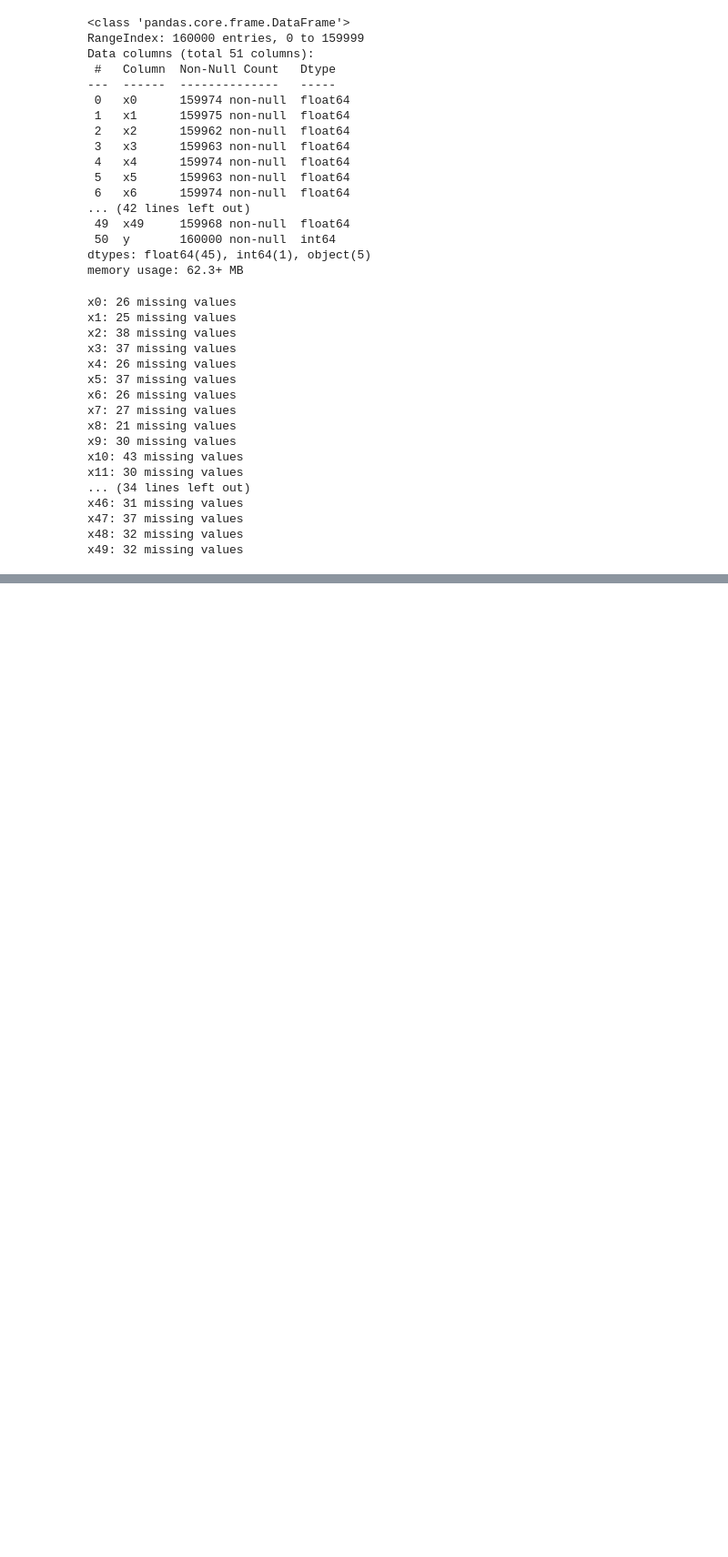
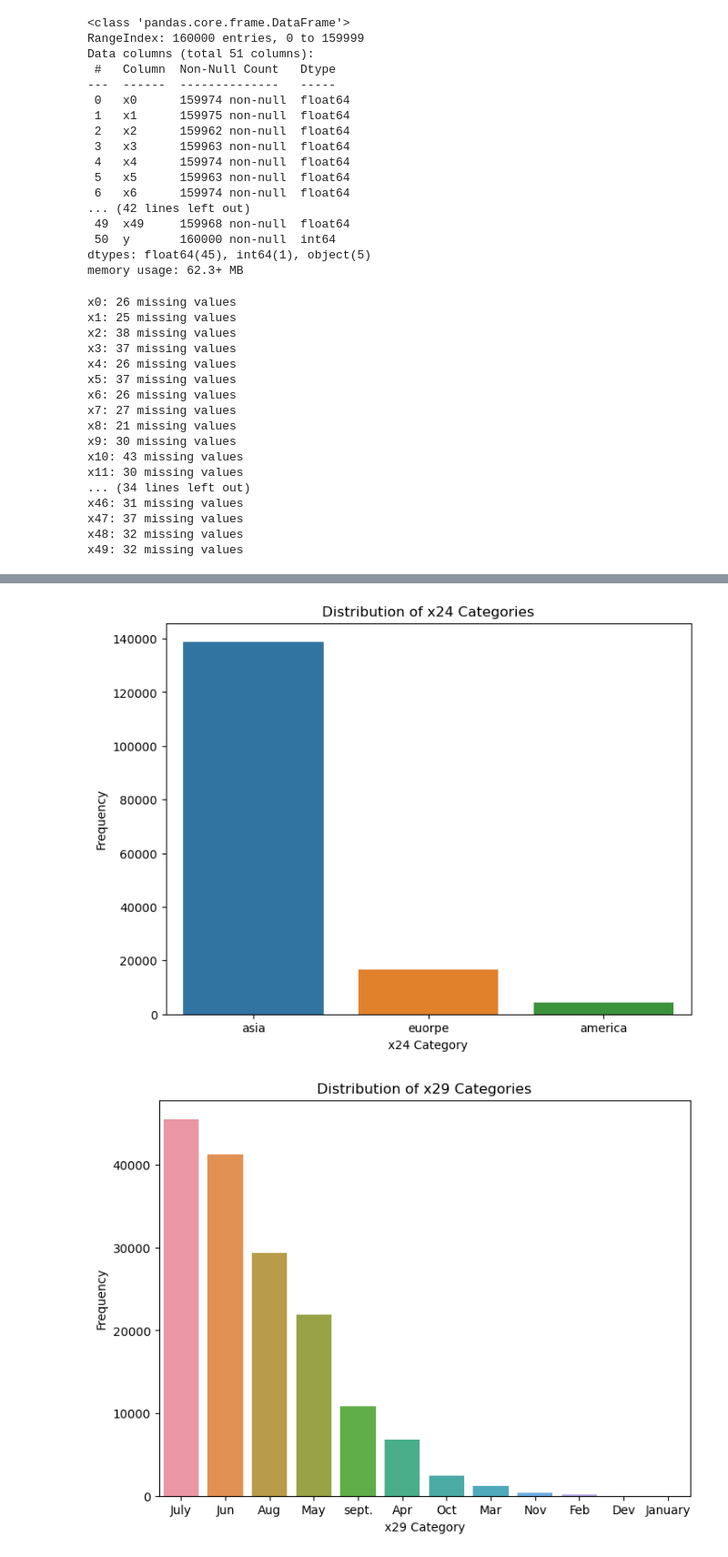
Before and after one commit to taddbackus/qtw, a Jupyter notebook: CS7/CS7.ipynb, the cells around one changed output, grey strips where cells are left out. Shown at 91% size. Cells and saved outputs as stored; diff of their text form; code cells hidden in the pictures; blank space fills up the shorter version.

```diff
--- a/CS7/CS7.ipynb
+++ b/CS7/CS7.ipynb
@@ -80,0 +82,10 @@ x49: 32 missing values
+# %%
+float_columns = df.select_dtypes(include=['float64']).columns
+
+df[float_columns] = df[float_columns].fillna(df[float_columns].mean())
+
+missing_values = df.isnull().sum()
+
+for col in df.columns:
+    if missing_values[col] > 0:
+        print(f"{col}: {missing_values[col]} missing values")
@@ -80,0 +98,4 @@ x49: 32 missing values
+# %%
+df_dropped = df.dropna()
+
+df_dropped.describe()
@@ -125,0 +180,31 @@ plt.show()
+# %%
+plt.figure(figsize = (8, 6))
+sns.barplot(x = df_dropped['x24'].value_counts().index, y = df_dropped['x24'].value_counts().values)
+plt.title('Distribution of x24 Categories')
+plt.xlabel('x24 Category')
+plt.ylabel('Frequency')
+plt.show()
+
+plt.figure(figsize = (8, 6))
+sns.barplot(x = df_dropped['x29'].value_counts().index, y = df_dropped['x29'].value_counts().values)
+plt.title('Distribution of x29 Categories')
+plt.xlabel('x29 Category')
+plt.ylabel('Frequency')
+plt.show()
+
+plt.figure(figsize = (8, 6))
+sns.barplot(x = df_dropped['x30'].value_counts().index, y = df_dropped['x30'].value_counts().values)
+plt.title('Distribution of x30 Categories')
+plt.xlabel('x30 Category')
+plt.ylabel('Frequency')
+plt.show()
+
+plt.figure(figsize = (8, 6))
+sns.barplot(x = df_dropped['x32'].value_counts().index, y = df_dropped['x32'].value_counts().values)
+plt.title('Distribution of x32 Categories')
+plt.xlabel('x32 Category')
+plt.ylabel('Frequency')
+plt.show()
+# %% [output]
+[figure, added]
+[figure, added]
```
Also changed, not shown: parts of 19 cells of this notebook.
